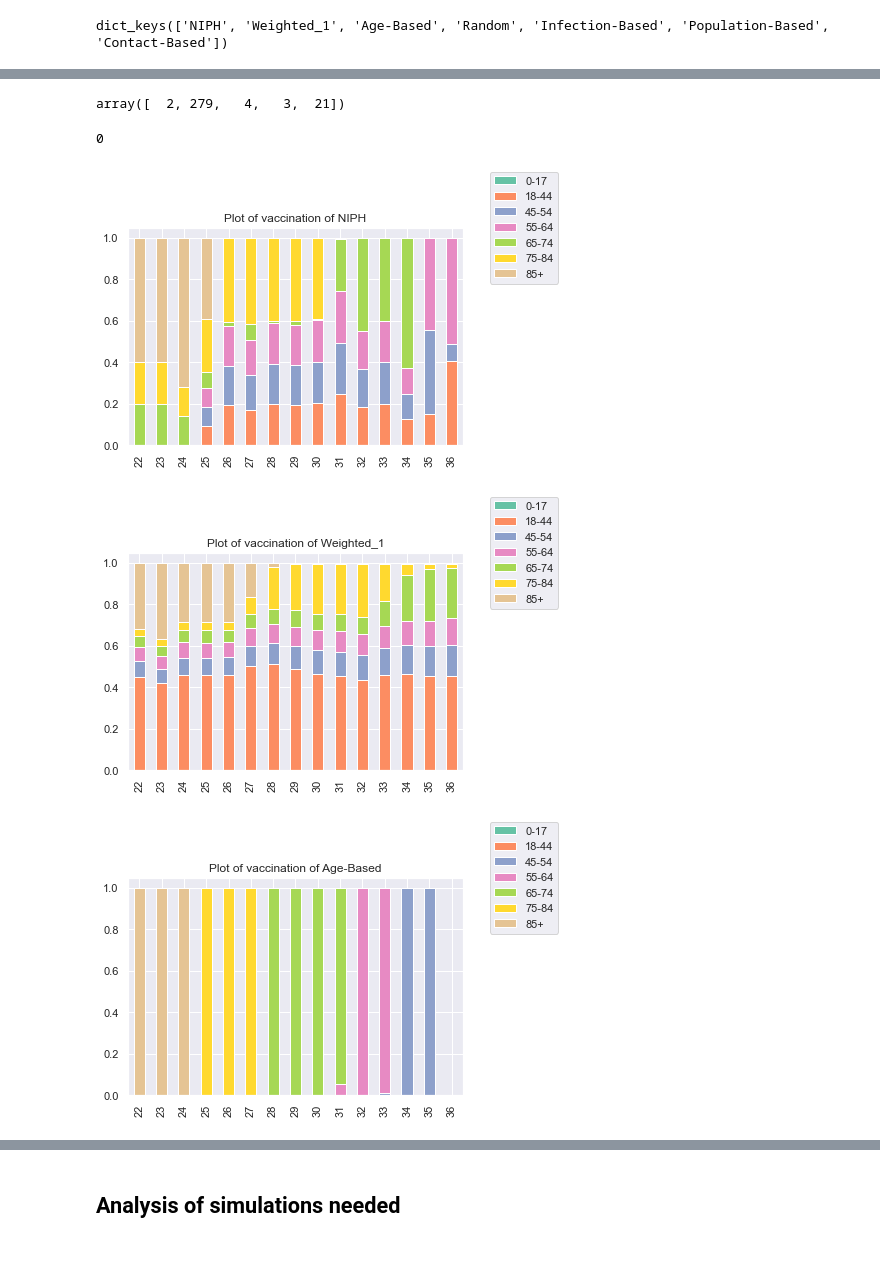
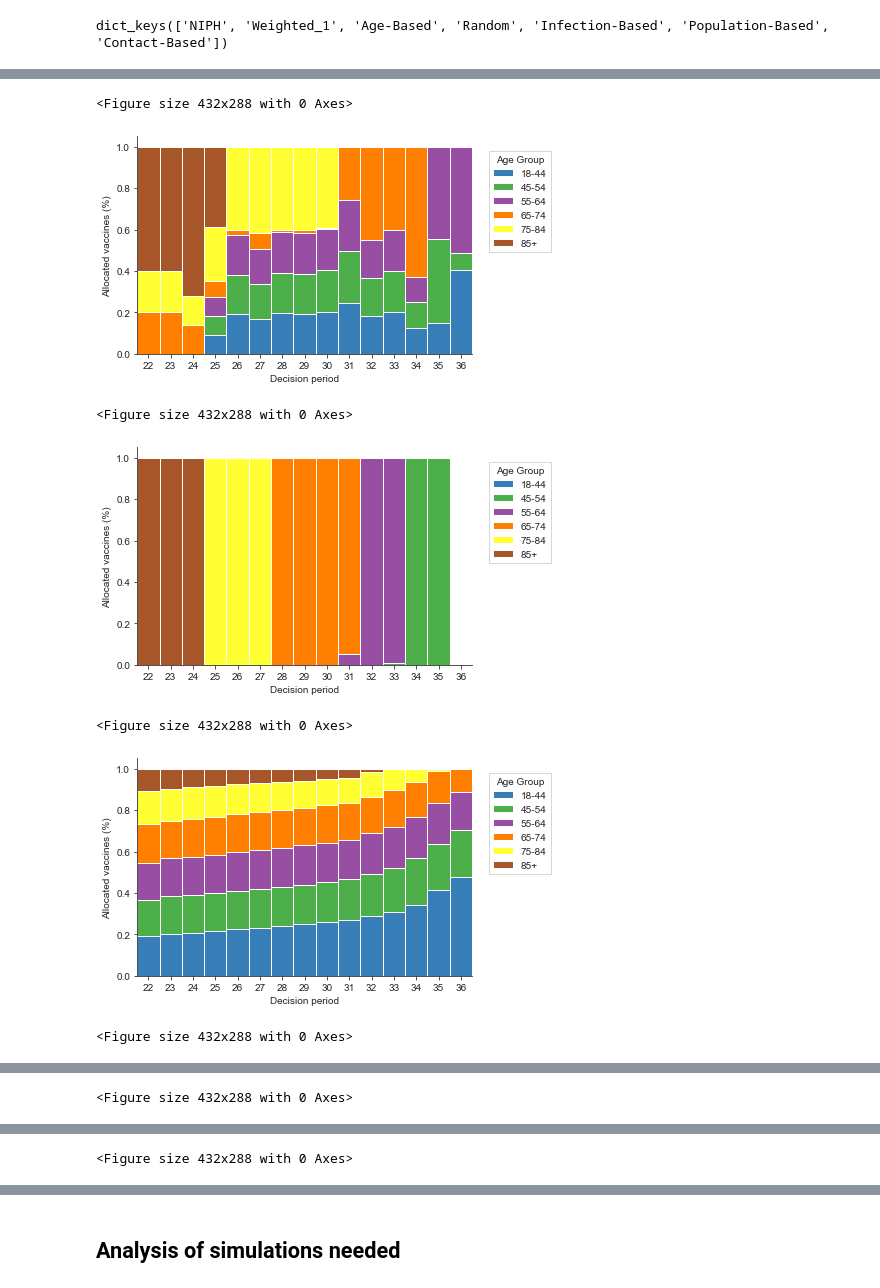
Before and after one commit to bendiknordeng/Epidemiologic-Strategies, a Jupyter notebook: notebooks/plot_results.ipynb, the cells around one changed output, grey strips where cells are left out. Cells and saved outputs as stored; diff of their text form; code cells hidden in the pictures; blank space fills up the shorter version.

```diff
--- a/notebooks/plot_results.ipynb
+++ b/notebooks/plot_results.ipynb
@@ -2,13 +2,16 @@
 sys.path.append("..")
 import utils
 import matplotlib.pyplot as plt
+import matplotlib.patches as mpatches
+import matplotlib.lines as mlines
 import numpy as np
 import pandas as pd
 import seaborn as sns
 import scipy
 import warnings
 warnings.filterwarnings("ignore")
-colors = sns.color_palette("Set2")
+colors = sns.color_palette("Set1")
+sns.set_style('ticks')
 # %%
 def get_paths(relative_dir = "results/latest/"):
     paths = os.listdir("../" + relative_dir)
@@ -141,33 +140,47 @@ for i in range(len(indices)):
-# %%
-indices
-# %% [output]
-array([  2, 279,   4,   3,  21])
-# %%
-np.where(2 ==indices)[0][0]
-# %% [output]
-0
+# %%
+ def change_width(ax, new_value) :
+    for patch in ax.patches :
+        current_width = patch.get_width()
+        diff = current_width - new_value
+
+        # we change the bar width
+        patch.set_width(new_value)
+
+        # we recenter the bar
+        patch.set_x(patch.get_x() + diff * .5)
 # %%
 paths = get_paths()
 keys = list(results.keys())
+keys.remove("Weighted_1")
+
 for i in range(len(keys)):
     age_labels = results[keys[i]][0]
     vaccinated_age_groups = results[keys[i]][-2]
     vaccinated_age_groups = np.diff(vaccinated_age_groups, axis=1)
     vaccinated_mean = vaccinated_age_groups.mean(axis=0)
     week_cut = np.where(vaccinated_mean > 0)[0][0]
     norm = np.where(np.int64(vaccinated_mean.sum(axis=1, keepdims=True))==0, 1, vaccinated_mean.sum(axis=1, keepdims=True))
     vaccinated_mean[week_cut:].sum(axis=1)
     vaccinated_proportions = np.divide(vaccinated_mean, norm)
     vaccinated_proportions[week_cut:].sum(axis=1)
     vaccinated_cumsum = vaccinated_mean.cumsum(axis=1)
     weeks = np.arange(vaccinated_proportions.shape[0])
-    df = pd.DataFrame(columns=age_labels, data=vaccinated_proportions[week_cut:], index=weeks[week_cut:])
-    sns.set()
-    df.plot(kind='bar', stacked=True, color=colors)
-    plt.title(f"Plot of vaccination of {keys[i]}")
-    plt.legend(loc='right', bbox_to_anchor=(1.3, 1), ncol=1, fancybox=True)
-    plt.savefig(f"../plots/vaccination/{keys[i]}_vaccination_by_age.png", dpi=200)
+    df = pd.DataFrame(columns=age_labels[1:], data=vaccinated_proportions[week_cut:,1:], index=weeks[week_cut:])
+    plt.figure()
+    ax = df.plot(kind='bar', stacked=True, color=colors[1:],)
+    ax.spines['top'].set_visible(False)
+    ax.spines['right'].set_visible(False)
+    change_width(ax, 1)
+    lgd = plt.legend(title="Age Group",loc='right', bbox_to_anchor=(1.25, 0.7), ncol=1, fancybox=False)
+    plt.xticks(rotation=0)
+    plt.xlabel("Decision period")
+    plt.ylabel("Allocated vaccines (%)")
+    plt.savefig(f"../plots/vaccination/{keys[i]}_vaccination_by_age.png", dpi=200, bbox_extra_artists=(lgd,), bbox_inches='tight')
 # %% [output]
+<Figure size 432x288 with 0 Axes>
-[figure, old version]
+[figure, new version]
+<Figure size 432x288 with 0 Axes>
-[figure, old version]
+[figure, new version]
+<Figure size 432x288 with 0 Axes>
-[figure, old version]
+[figure, new version]
+<Figure size 432x288 with 0 Axes>
@@ -174,0 +188 @@ for i in range(len(keys)):
+<Figure size 432x288 with 0 Axes>
@@ -175,0 +190 @@ for i in range(len(keys)):
+<Figure size 432x288 with 0 Axes>
```
Also changed, not shown: parts of 37 cells of this notebook, 1 other file.
